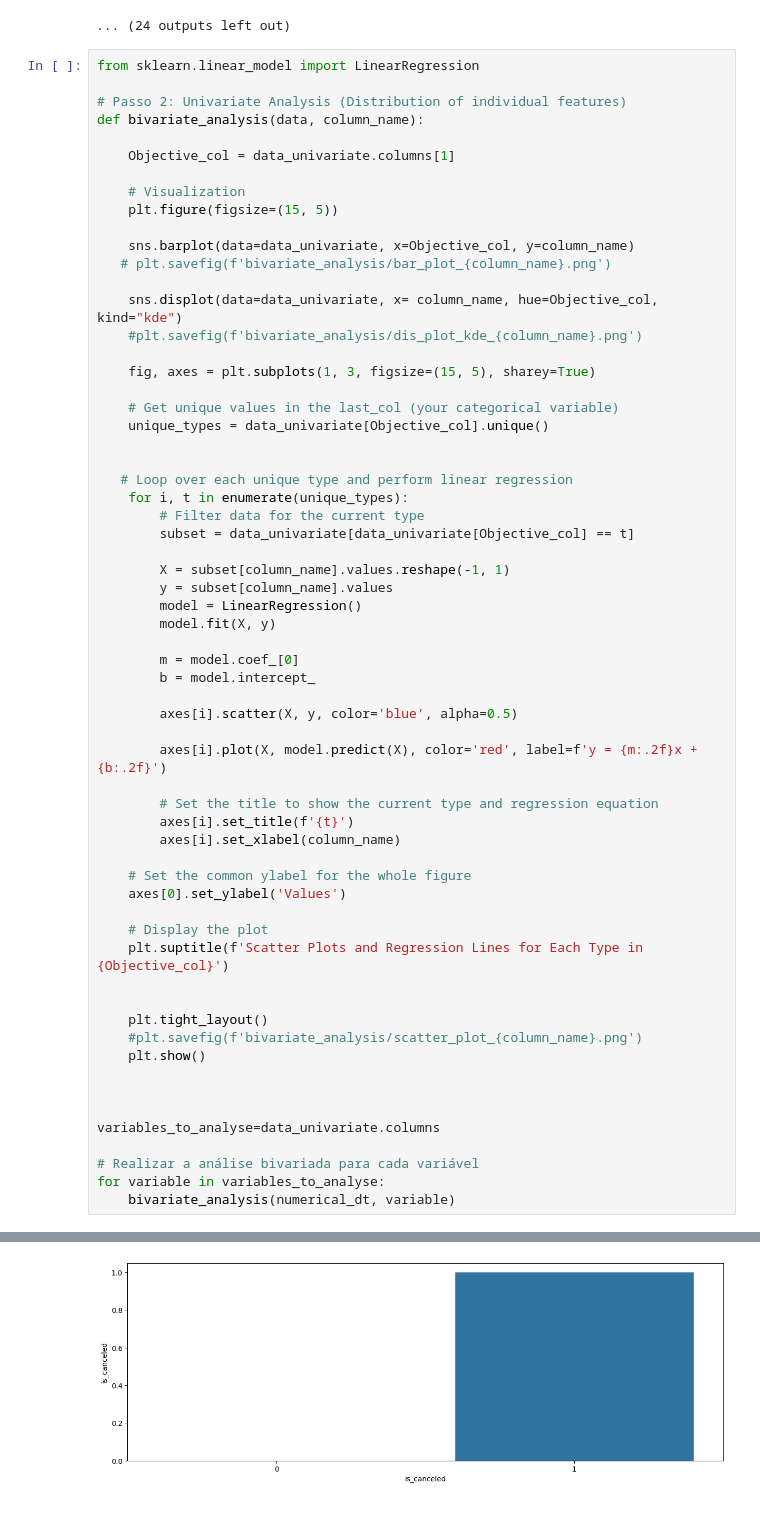
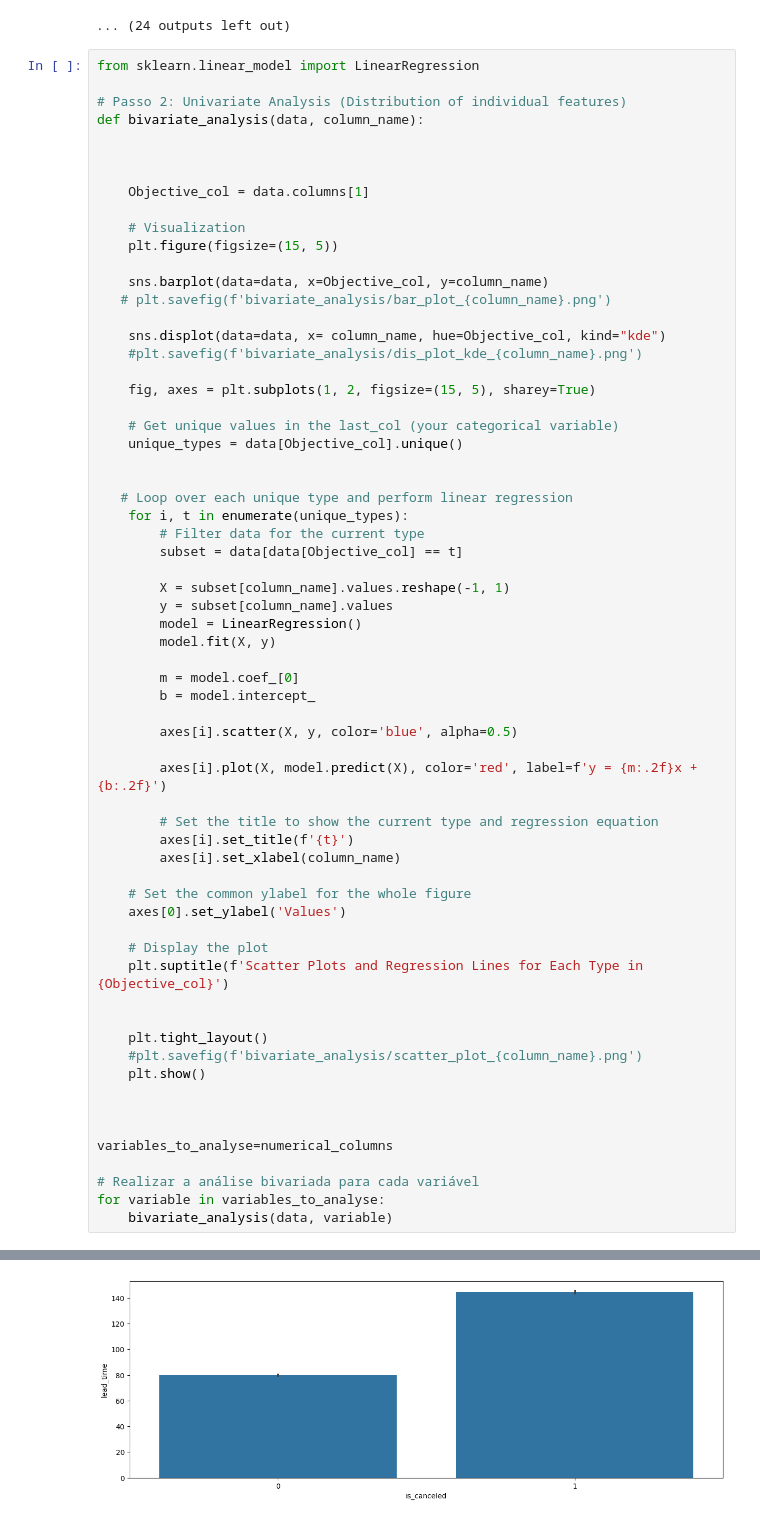
Before and after one commit to erportugueh/MINDD_Hotel, a Jupyter notebook: index.ipynb, the cells around one changed output, grey strips where cells are left out. Saved outputs shown, nothing was run; the diff lists cells and outputs as text.

Commit message:
Bivariate_analysis 2

```diff
--- a/index.ipynb
+++ b/index.ipynb
@@ -156,27 +191,29 @@ from sklearn.linear_model import LinearRegression
 # Passo 2: Univariate Analysis (Distribution of individual features)
 def bivariate_analysis(data, column_name):
 
-    Objective_col = data_univariate.columns[1]
+
+
+    Objective_col = data.columns[1]
 
     # Visualization
     plt.figure(figsize=(15, 5))
 
-    sns.barplot(data=data_univariate, x=Objective_col, y=column_name)
+    sns.barplot(data=data, x=Objective_col, y=column_name)
    # plt.savefig(f'bivariate_analysis/bar_plot_{column_name}.png')
 
-    sns.displot(data=data_univariate, x= column_name, hue=Objective_col, kind="kde")
+    sns.displot(data=data, x= column_name, hue=Objective_col, kind="kde")
     #plt.savefig(f'bivariate_analysis/dis_plot_kde_{column_name}.png')
 
-    fig, axes = plt.subplots(1, 3, figsize=(15, 5), sharey=True)
+    fig, axes = plt.subplots(1, 2, figsize=(15, 5), sharey=True)
 
     # Get unique values in the last_col (your categorical variable)
-    unique_types = data_univariate[Objective_col].unique()
+    unique_types = data[Objective_col].unique()
 
 
    # Loop over each unique type and perform linear regression
     for i, t in enumerate(unique_types):
         # Filter data for the current type
-        subset = data_univariate[data_univariate[Objective_col] == t]
+        subset = data[data[Objective_col] == t]
 
         X = subset[column_name].values.reshape(-1, 1)
         y = subset[column_name].values
@@ -207,9 +244,9 @@ def bivariate_analysis(data, column_name):
 
 
 
-variables_to_analyse=data_univariate.columns
+variables_to_analyse=numerical_columns
 
 # Realizar a análise bivariada para cada variável
 for variable in variables_to_analyse:
-    bivariate_analysis(numerical_dt, variable)
+    bivariate_analysis(data, variable)
 # %% [output]
@@ -219 +256 @@ for variable in variables_to_analyse:
-[figure, old version]
+[figure, new version]
```
Also changed, not shown: parts of 7 cells of this notebook, 1 other file.
